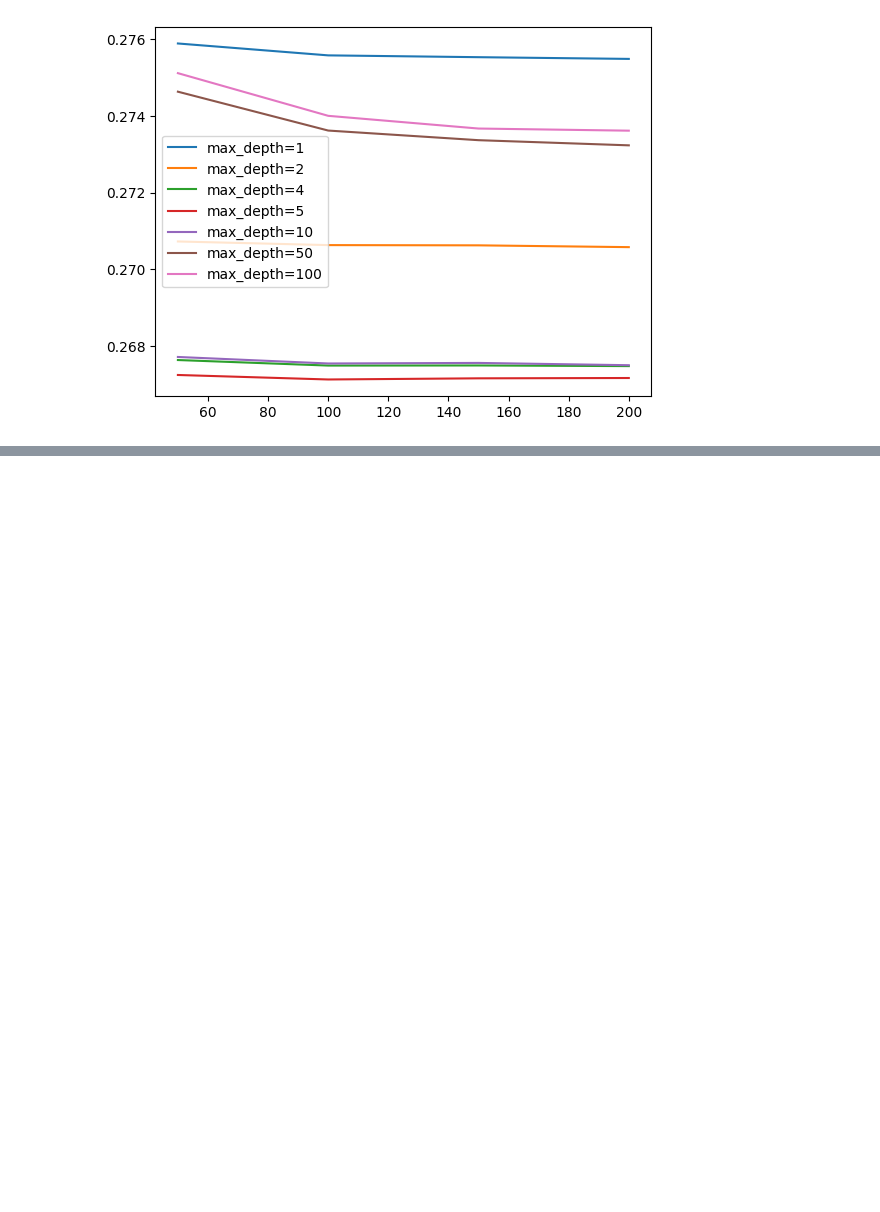
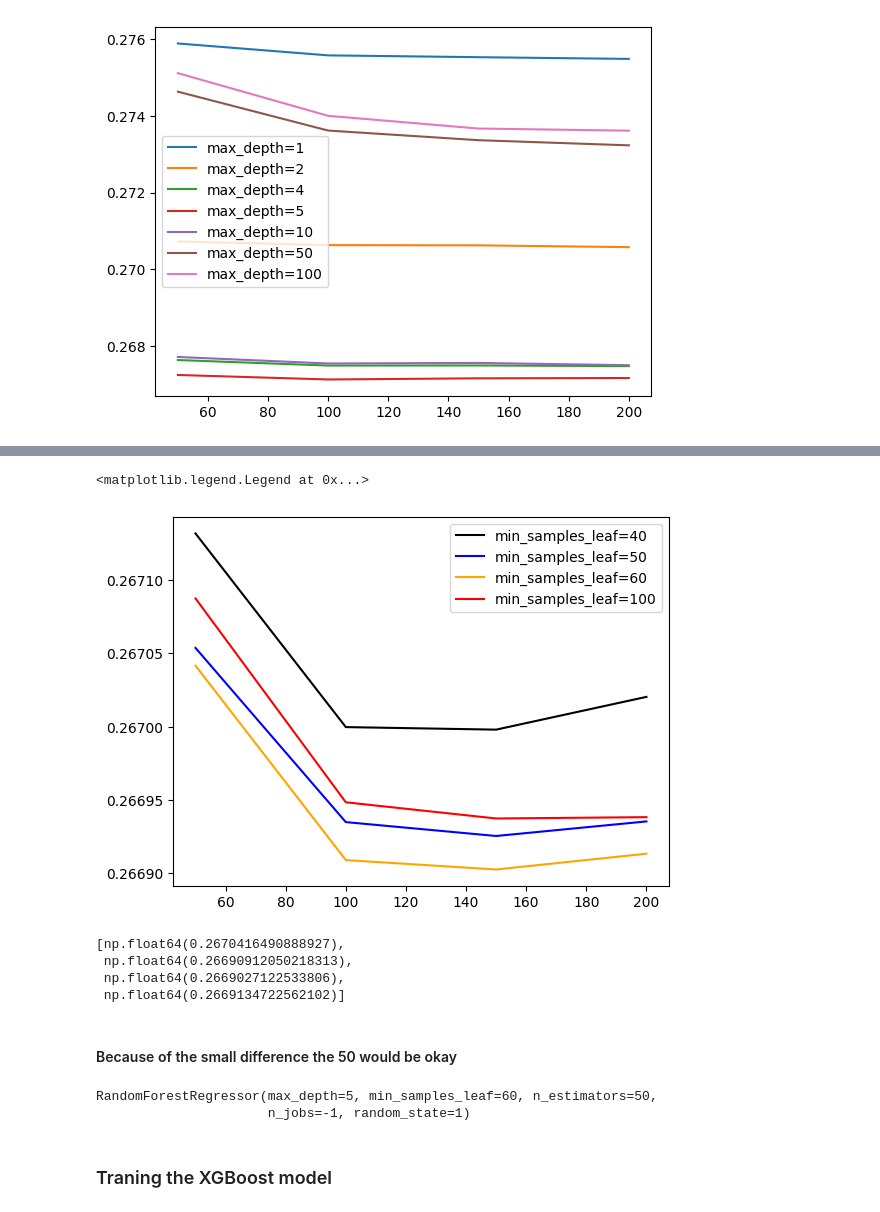
Before and after one commit to moeinforoughi/Employee_Satisfaction_Prediction, a Jupyter notebook: notebook.ipynb, the cells around one changed output, grey strips where cells are left out. Cells and saved outputs as stored; diff of their text form; code cells hidden in the pictures; blank space fills up the shorter version.

Commit message:
Selecting the best model

```diff
--- a/notebook.ipynb
+++ b/notebook.ipynb
@@ -276,0 +289,20 @@ plt.legend()
+# %%
+# Max_depth = 5 in n = 100 is looks great in the chart
+max_depth = 5
+# %%
+# Finding the best min_samples_leaf value for our data
+scores = []
+
+for s in [40, 50, 60, 100, 20]:
+    for n in tqdm([50, 100, 150, 200], desc=f"min_samples_leaf={s}"):
+        rf = RandomForestRegressor(n_estimators=n, max_depth=max_depth, min_samples_leaf=s, random_state=1, n_jobs=-1)
+        rf.fit(X_train,y_train)
+
+        y_pred = rf.predict(X_val)
+        result = rmse(y_val, y_pred)
+        scores.append((s, n, result))
+# %%
+# Converting scores to datafarame
+columns = ['min_samples_leaf', 'n_estimators', 'rmse']
+df_scores = pd.DataFrame(scores, columns=columns)
+df_scores.head()
@@ -276,0 +316,16 @@ plt.legend()
+# %%
+# Visualize for better understanding
+colors = ['black', 'blue', 'orange', 'red', 'grey']
+min_samples_leaf_values = [40, 50, 60, 100]
+
+for s, col in zip(min_samples_leaf_values, colors):
+    df_subset = df_scores[df_scores.min_samples_leaf == s]
+
+    plt.plot(df_subset.n_estimators, df_subset.rmse,
+             color=col,
+             label='min_samples_leaf=%d' % s)
+
+plt.legend()
+# %% [output]
+<matplotlib.legend.Legend at 0x...>
+[figure, added]
@@ -276,0 +344,9 @@ plt.legend()
+# %%
+scores
+# %% [output]
+[np.float64(0.2670416490888927),
+ np.float64(0.26690912050218313),
+ np.float64(0.2669027122533806),
+ np.float64(0.2669134722562102)]
+# %% [markdown]
+<h4>Because of the small difference the 50 would be okay</h4>
@@ -276,0 +355,9 @@ plt.legend()
+# %%
+# Final Random Forest with tunned parameters
+rf = RandomForestRegressor(n_estimators=50, max_depth=5, min_samples_leaf=60, random_state=1, n_jobs=-1)
+rf.fit(X_train,y_train)
+# %% [output]
+RandomForestRegressor(max_depth=5, min_samples_leaf=60, n_estimators=50,
+                      n_jobs=-1, random_state=1)
+# %% [markdown]
+<h3>Traning the XGBoost model</h3>
```
Also changed, not shown: parts of 30 cells of this notebook.
